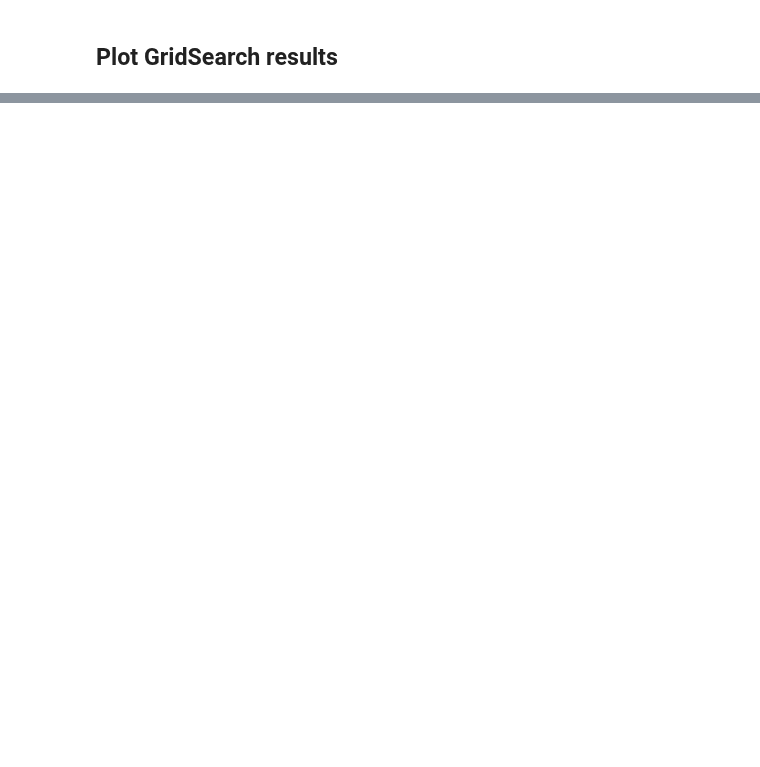
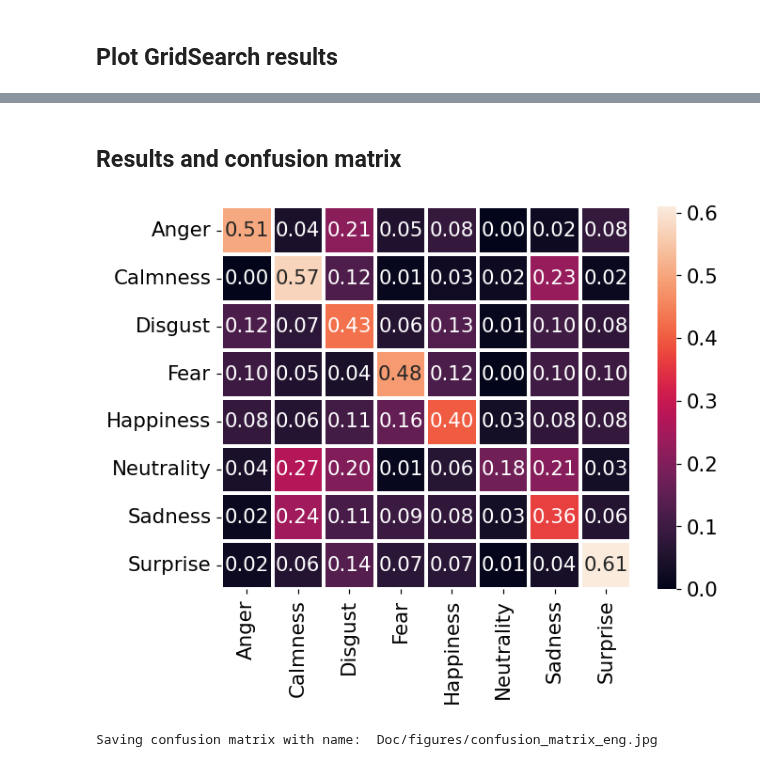
Before and after one commit to vortex2894/speech-emotion-recognition-system, a Jupyter notebook: ser-using-linear-svm-and-mfcc.ipynb, the cells around one changed output, grey strips where cells are left out. Saved outputs shown, nothing was run; the diff lists cells and outputs as text; code cells hidden in the pictures; blank space fills up the shorter version.

```diff
--- a/ser-using-linear-svm-and-mfcc.ipynb
+++ b/ser-using-linear-svm-and-mfcc.ipynb
@@ -140,0 +144,7 @@ UAR_best = 0.458, C_best = 0.046
+# %% [markdown]
+## Results and confusion matrix
+# %%
+plotting_utils.plot_confusion_matrix_eng(y_test, y_true, y_pred)
+# %% [output]
+[figure, added]
+Saving confusion matrix with name:  Doc/figures/confusion_matrix_eng.jpg
```
Also changed, not shown: parts of 9 cells of this notebook, 20 other files.
